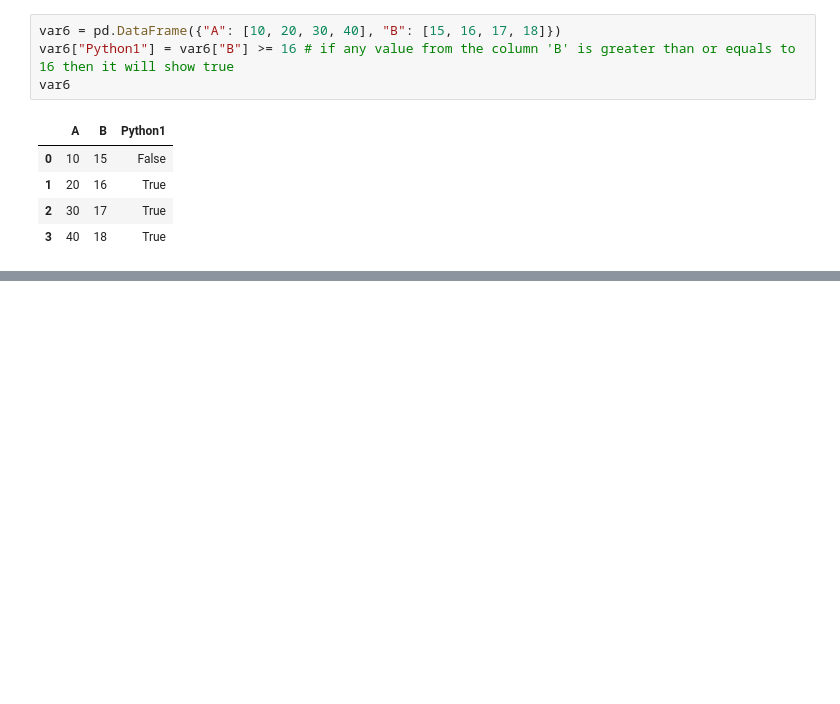
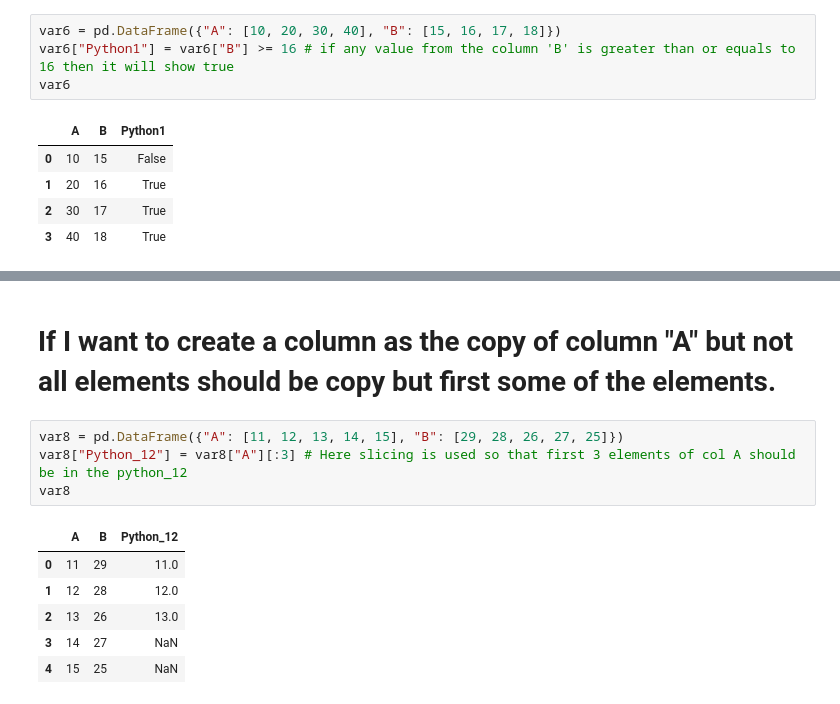
Before and after one commit to Ahiraf/PythonExploration, a Jupyter notebook: Pandas.ipynb, the cells around one changed output, grey strips where cells are left out. Cells and saved outputs as stored; diff of their text form; blank space fills up the shorter version.

```diff
--- a/Pandas.ipynb
+++ b/Pandas.ipynb
@@ -271,0 +319,13 @@ var6
+# %% [markdown]
+# If I want to create a column as the copy of column "A" but not all elements should be copy but first some of the elements.
+# %%
+var8 = pd.DataFrame({"A": [11, 12, 13, 14, 15], "B": [29, 28, 26, 27, 25]})
+var8["Python_12"] = var8["A"][:3] # Here slicing is used so that first 3 elements of col A should be in the python_12
+var8
+# %% [output]
+|  | A | B | Python_12 |
+| 0 | 11 | 29 | 11.0 |
+| 1 | 12 | 28 | 12.0 |
+| 2 | 13 | 26 | 13.0 |
+| 3 | 14 | 27 | NaN |
+| 4 | 15 | 25 | NaN |
```
Also changed, not shown: parts of 22 cells of this notebook.
